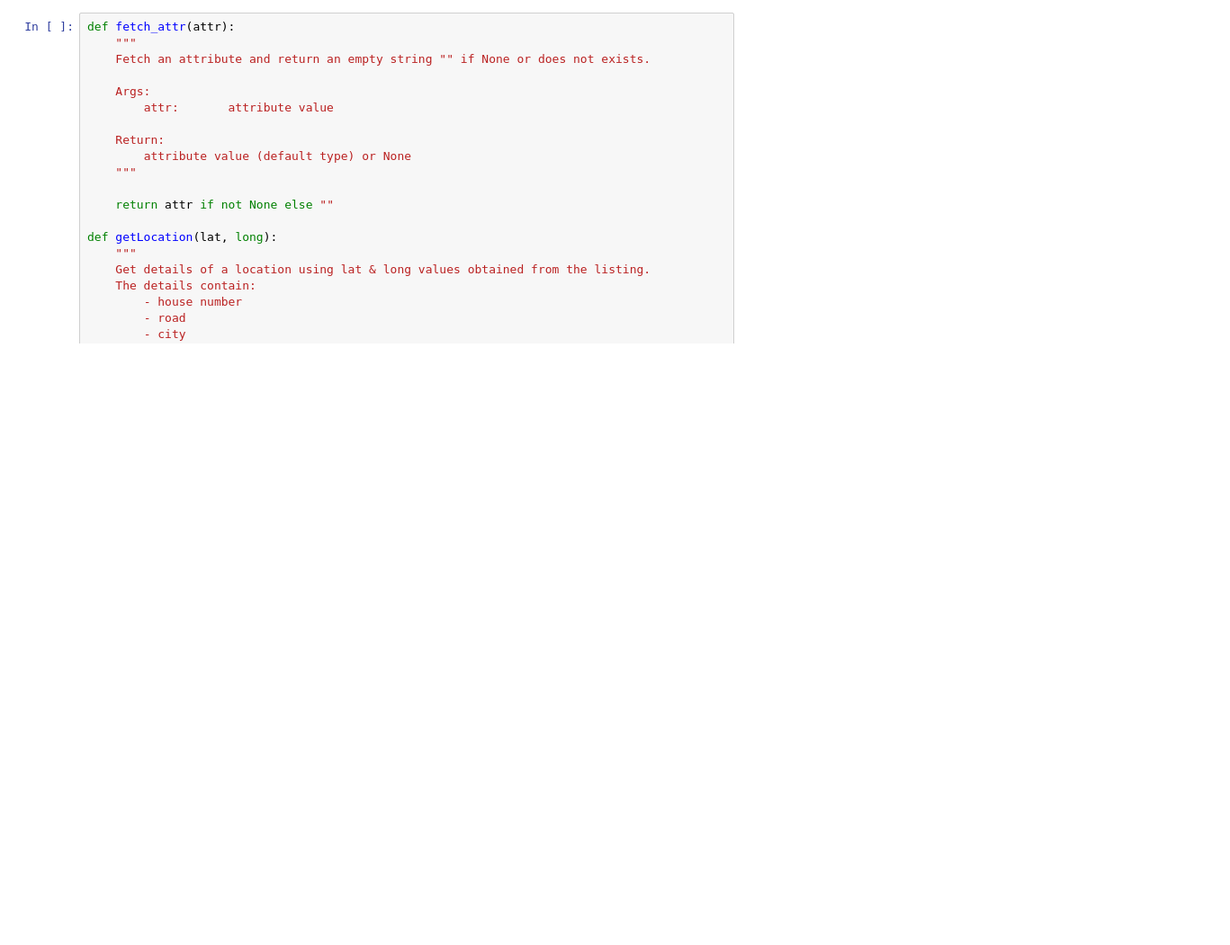
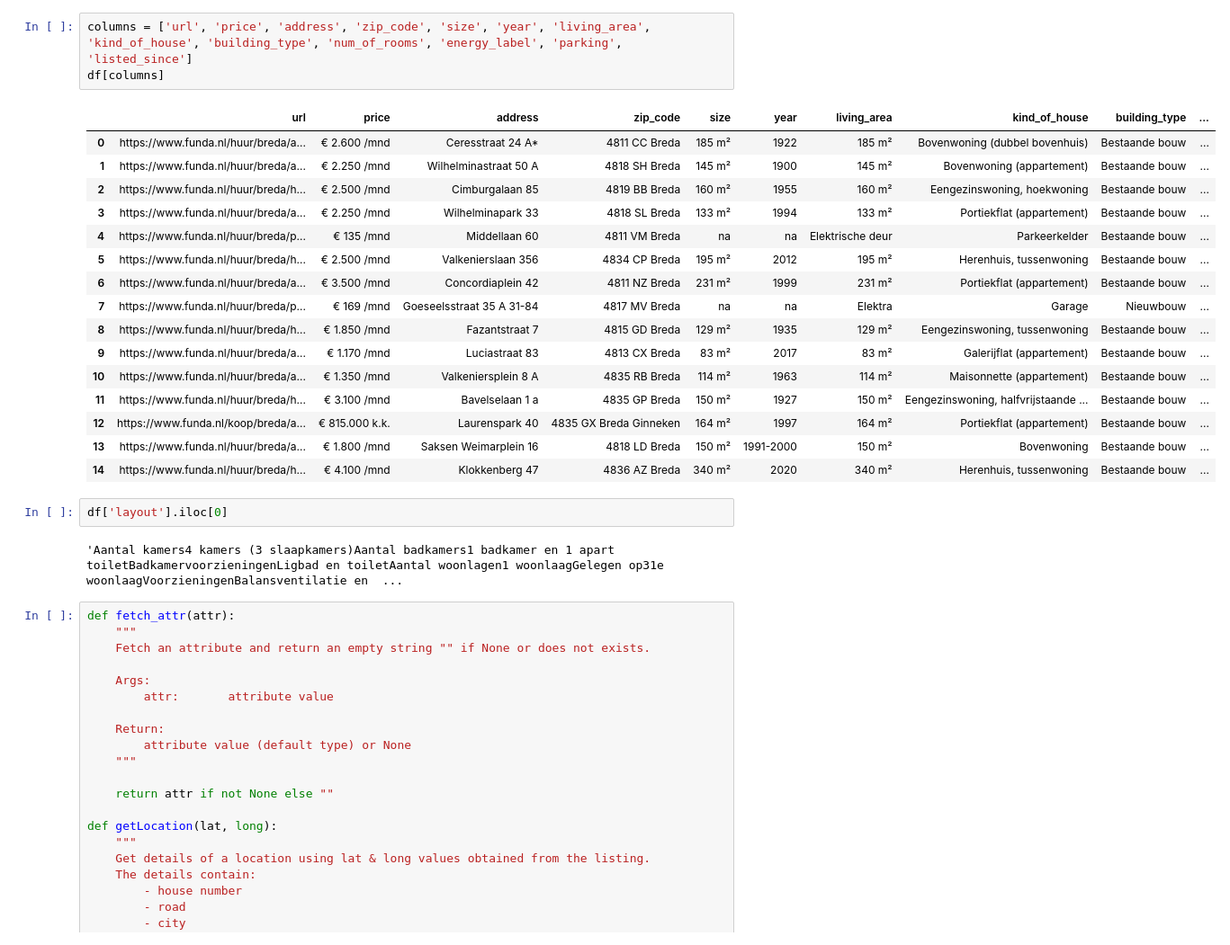
Before and after one commit to etiennegalea/housing-scraper, a Jupyter notebook: poll_ymere.ipynb, the cells around one changed output. Shown: that part at 90% size. Cells and saved outputs as stored; diff of their text form; blank space fills up the shorter version.

```diff
--- a/poll_ymere.ipynb
+++ b/poll_ymere.ipynb
@@ -37,3 +63,27 @@ except Exception as e:
+# %%
+columns = ['url', 'price', 'address', 'zip_code', 'size', 'year', 'living_area', 'kind_of_house', 'building_type', 'num_of_rooms', 'energy_label', 'parking', 'listed_since']
+df[columns]
+# %% [output]
+|  | url | price | address | zip_code | size | year | living_area | kind_of_house | building_type | ... |
+| 0 | https://www.funda.nl/huur/breda/a... | € 2.600 /mnd | Ceresstraat 24 A* | 4811 CC Breda | 185 m² | 1922 | 185 m² | Bovenwoning (dubbel bovenhuis) | Bestaande bouw | ... |
+| 1 | https://www.funda.nl/huur/breda/a... | € 2.250 /mnd | Wilhelminastraat 50 A | 4818 SH Breda | 145 m² | 1900 | 145 m² | Bovenwoning (appartement) | Bestaande bouw | ... |
+| 2 | https://www.funda.nl/huur/breda/h... | € 2.500 /mnd | Cimburgalaan 85 | 4819 BB Breda | 160 m² | 1955 | 160 m² | Eengezinswoning, hoekwoning | Bestaande bouw | ... |
+| 3 | https://www.funda.nl/huur/breda/a... | € 2.250 /mnd | Wilhelminapark 33 | 4818 SL Breda | 133 m² | 1994 | 133 m² | Portiekflat (appartement) | Bestaande bouw | ... |
+| 4 | https://www.funda.nl/huur/breda/p... | € 135 /mnd | Middellaan 60 | 4811 VM Breda | na | na | Elektrische deur | Parkeerkelder | Bestaande bouw | ... |
+| 5 | https://www.funda.nl/huur/breda/h... | € 2.500 /mnd | Valkenierslaan 356 | 4834 CP Breda | 195 m² | 2012 | 195 m² | Herenhuis, tussenwoning | Bestaande bouw | ... |
+| 6 | https://www.funda.nl/huur/breda/a... | € 3.500 /mnd | Concordiaplein 42 | 4811 NZ Breda | 231 m² | 1999 | 231 m² | Portiekflat (appartement) | Bestaande bouw | ... |
+| 7 | https://www.funda.nl/huur/breda/p... | € 169 /mnd | Goeseelsstraat 35 A 31-84 | 4817 MV Breda | na | na | Elektra | Garage | Nieuwbouw | ... |
+| 8 | https://www.funda.nl/huur/breda/h... | € 1.850 /mnd | Fazantstraat 7 | 4815 GD Breda | 129 m² | 1935 | 129 m² | Eengezinswoning, tussenwoning | Bestaande bouw | ... |
+| 9 | https://www.funda.nl/huur/breda/a... | € 1.170 /mnd | Luciastraat 83 | 4813 CX Breda | 83 m² | 2017 | 83 m² | Galerijflat (appartement) | Bestaande bouw | ... |
+| 10 | https://www.funda.nl/huur/breda/a... | € 1.350 /mnd | Valkeniersplein 8 A | 4835 RB Breda | 114 m² | 1963 | 114 m² | Maisonnette (appartement) | Bestaande bouw | ... |
+| 11 | https://www.funda.nl/huur/breda/h... | € 3.100 /mnd | Bavelselaan 1 a | 4835 GP Breda | 150 m² | 1927 | 150 m² | Eengezinswoning, halfvrijstaande ... | Bestaande bouw | ... |
+| 12 | https://www.funda.nl/koop/breda/a... | € 815.000 k.k. | Laurenspark 40 | 4835 GX Breda Ginneken | 164 m² | 1997 | 164 m² | Portiekflat (appartement) | Bestaande bouw | ... |
+| 13 | https://www.funda.nl/huur/breda/a... | € 1.800 /mnd | Saksen Weimarplein 16 | 4818 LD Breda | 150 m² | 1991-2000 | 150 m² | Bovenwoning | Bestaande bouw | ... |
+| 14 | https://www.funda.nl/huur/breda/h... | € 4.100 /mnd | Klokkenberg 47 | 4836 AZ Breda | 340 m² | 2020 | 340 m² | Herenhuis, tussenwoning | Bestaande bouw | ... |
+# %%
+df['layout'].iloc[0]
+# %% [output]
+'Aantal kamers4 kamers (3 slaapkamers)Aantal badkamers1 badkamer en 1 apart toiletBadkamervoorzieningenLigbad en toiletAantal woonlagen1 woonlaagGelegen op31e woonlaagVoorzieningenBalansventilatie en  ...
 # %%
 def fetch_attr(attr):
     """
```
Also changed, not shown: parts of 4 cells of this notebook, 1 other file.
